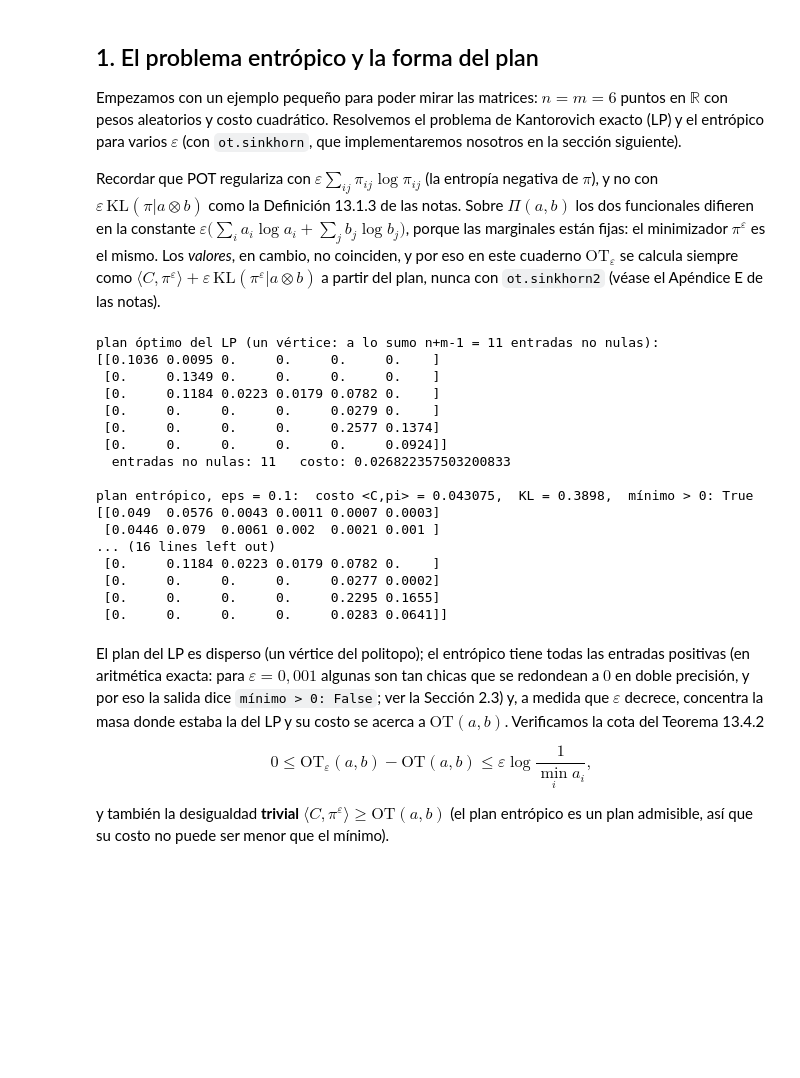
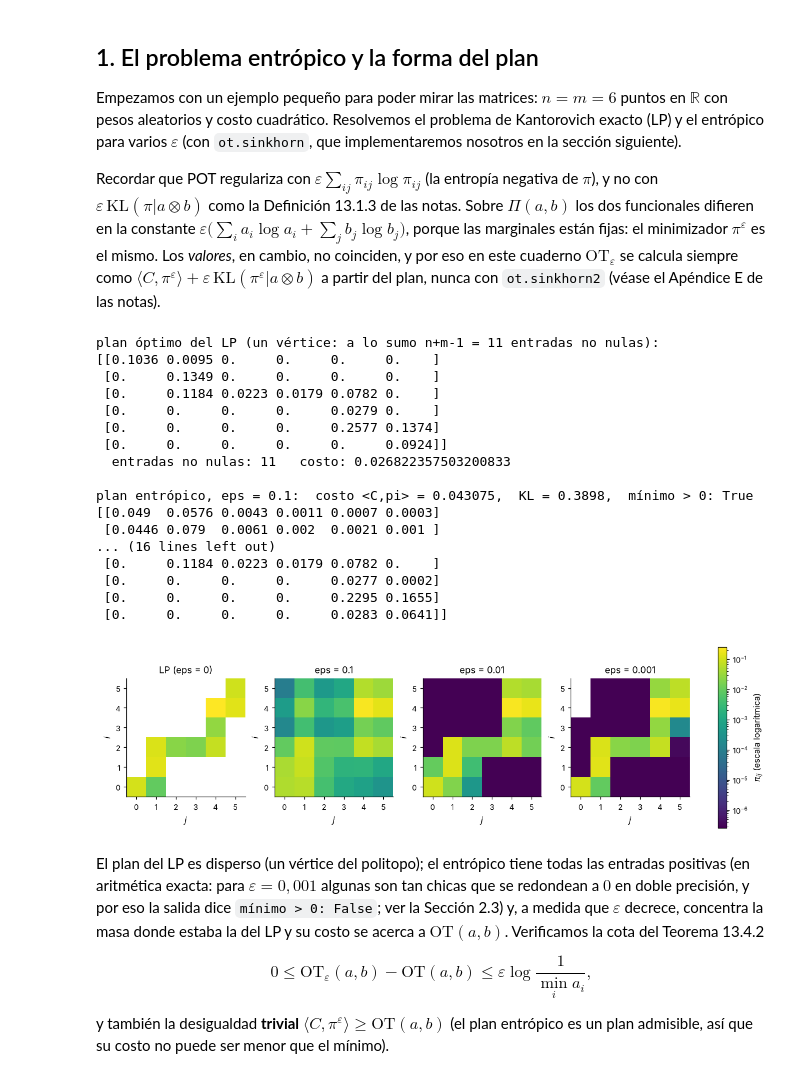
Before and after one commit to jfbonder/transporte-optimo, a Jupyter notebook: cuadernos/06-transporte-entropico-sinkhorn.ipynb, the cells around one changed output. Drawn from its saved outputs; the diff is of its cells as text; code cells hidden in the pictures; blank space fills up the shorter version.

```diff
--- a/cuadernos/06-transporte-entropico-sinkhorn.ipynb
+++ b/cuadernos/06-transporte-entropico-sinkhorn.ipynb
@@ -135,33 +136,48 @@ x = np.sort(rng.uniform(0, 1, n)); y = np.sort(rng.uniform(0, 1, m))
 a = rng.dirichlet(np.ones(n)); b = rng.dirichlet(np.ones(m))
 C = (x[:, None] - y[None, :])**2
 
 pi_lp = ot.emd(a, b, C)
 print("plan óptimo del LP (un vértice: a lo sumo n+m-1 = 11 entradas no nulas):")
 print(pi_lp, "\n  entradas no nulas:", np.sum(pi_lp > 1e-12), "  costo:", np.sum(C*pi_lp))
 
+planes = {}
 for eps in [0.1, 0.01, 0.001]:
     pi_eps, log = ot.sinkhorn(a, b, C, eps, numItermax=100_000, stopThr=1e-10, log=True)
     assert log['niter'] < 100_000, "Sinkhorn paró por numItermax, no por tolerancia"
+    planes[eps] = pi_eps
     print(f"\nplan entrópico, eps = {eps}:  costo <C,pi> = {np.sum(C*pi_eps):.6f},  KL = {KL(pi_eps, a, b):.4f},  mínimo > 0: {pi_eps.min() > 0}")
     print(pi_eps)
+
+# Las matrices se leen mal como números: las miramos. Escala logarítmica y compartida,
+# para que los cuatro paneles sean comparables entre sí.
+todos = {"LP (eps = 0)": pi_lp, **{f"eps = {e}": p for e, p in planes.items()}}
+vmax = max(p.max() for p in todos.values())
+fig, axs = plt.subplots(1, 4, figsize=(11, 3.1))
+for ax, (titulo, P) in zip(axs, todos.items()):
+    im = ax.imshow(P, norm=LogNorm(vmin=vmax*1e-6, vmax=vmax), cmap=CMAP_DENS)
+    ax.set_title(titulo); ax.set_xlabel("$j$"); ax.set_ylabel("$i$")
+    ax.set_xticks(range(m)); ax.set_yticks(range(n)); ax.grid(False)
+fig.colorbar(im, ax=axs, label=r"$\pi_{ij}$ (escala logarítmica)")
+plt.show()
 # %% [output]
 plan óptimo del LP (un vértice: a lo sumo n+m-1 = 11 entradas no nulas):
 [[0.1036 0.0095 0.     0.     0.     0.    ]
  [0.     0.1349 0.     0.     0.     0.    ]
  [0.     0.1184 0.0223 0.0179 0.0782 0.    ]
  [0.     0.     0.     0.     0.0279 0.    ]
  [0.     0.     0.     0.     0.2577 0.1374]
  [0.     0.     0.     0.     0.     0.0924]]
   entradas no nulas: 11   costo: 0.026822357503200833
 
 plan entrópico, eps = 0.1:  costo <C,pi> = 0.043075,  KL = 0.3898,  mínimo > 0: True
 [[0.049  0.0576 0.0043 0.0011 0.0007 0.0003]
  [0.0446 0.079  0.0061 0.002  0.0021 0.001 ]
 ... (16 lines left out)
  [0.     0.1184 0.0223 0.0179 0.0782 0.    ]
  [0.     0.     0.     0.     0.0277 0.0002]
  [0.     0.     0.     0.     0.2295 0.1655]
  [0.     0.     0.     0.     0.0283 0.0641]]
+[figure, added]
 # %% [markdown]
 El plan del LP es disperso (un vértice del politopo); el entrópico tiene todas las entradas positivas (en aritmética exacta: para $\varepsilon=0{,}001$ algunas son tan chicas que se redondean a $0$ en doble precisión, y por eso la salida dice `mínimo > 0: False`; ver la Sección 2.3) y, a medida que $\varepsilon$ decrece, concentra la masa donde estaba la del LP y su costo se acerca a $\mathrm{OT}(a,b)$. Verificamos la cota del Teorema 13.4.2<!--ref:teo.eps.cero-->
 
```
Also changed, not shown: parts of 5 cells of this notebook, 2 other files.
